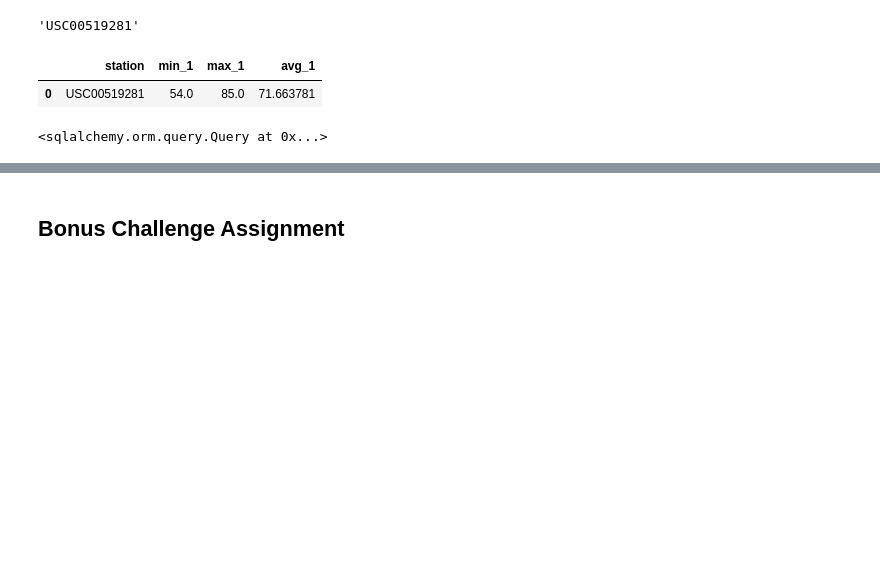
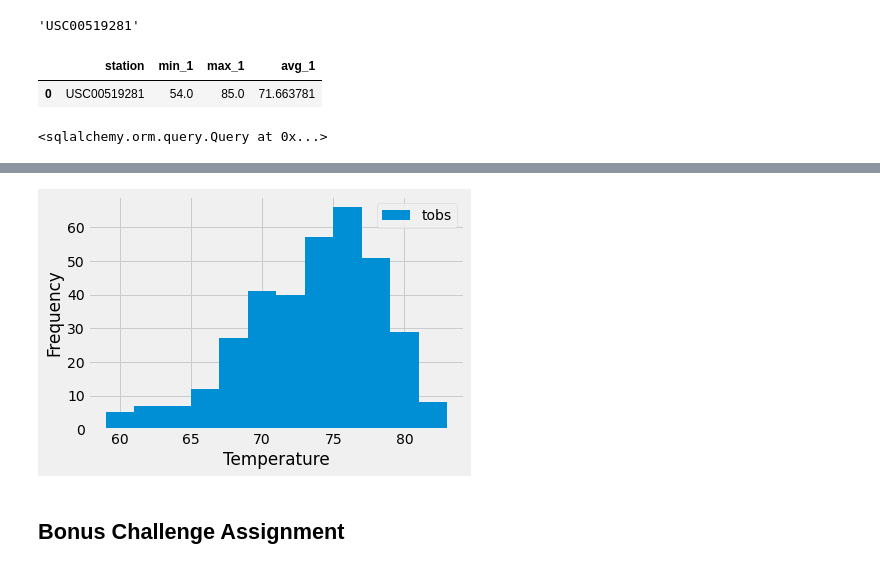
Before and after one commit to luzvazgal/sqlalchemy-challenge, a Jupyter notebook: climate_starter.ipynb, the cells around one changed output, grey strips where cells are left out. Cells and saved outputs as stored; diff of their text form; code cells hidden in the pictures; blank space fills up the shorter version.

Commit message:
Creating histogram

```diff
--- a/climate_starter.ipynb
+++ b/climate_starter.ipynb
@@ -168,0 +187,13 @@ pd.read_sql(station_high_temp)
+# %%
+# Choose the station with the highest number of temperature observations in last 12 months
+#This is a nested query
+#Inner query
+filter_tobs = func.count(Measurement.tobs).label('count_tobs')
+stations_ht = session.query(Measurement, filter_tobs).group_by(Measurement.station).label("max_temp")
+
+query_str = "select station, max(count_tobs) from (select station, count(tobs) as count_tobs from measurement group by station) as tobs_occurrences"
+
+#Using execute to get the station having max occurrences
+results = session.execute(query_str)
+station_max_temp_id = results.first()[0]
+station_max_temp_id
@@ -169,2 +202,11 @@ pd.read_sql(station_high_temp)
 # %%
-# Query the last 12 months of temperature observation data for this station and plot the results as a histogram
+# Query the last 12 months of temperature observation data for this station
+max_temp = (
+            session.query(Measurement.tobs)
+            .filter_by(station=station_max_temp_id)
+            .filter(Measurement.date>=start_date)
+            .filter(Measurement.date<=end_date)
+            )
+
+station_max_temp=pd.read_sql(max_temp.statement, engine)
+station_max_temp
@@ -171,3 +227,11 @@ pd.read_sql(station_high_temp)
+# %%
+#and plot the results as a histogram
+station_max_temp.plot.hist(by="tobs", bins=12)
+plt.xlabel("Temperature")
+
+plt.show()
+# %% [output]
+[figure, added]
 # %% [markdown]
 ## Bonus Challenge Assignment
 # %%
```
Also changed, not shown: parts of 6 cells of this notebook.
